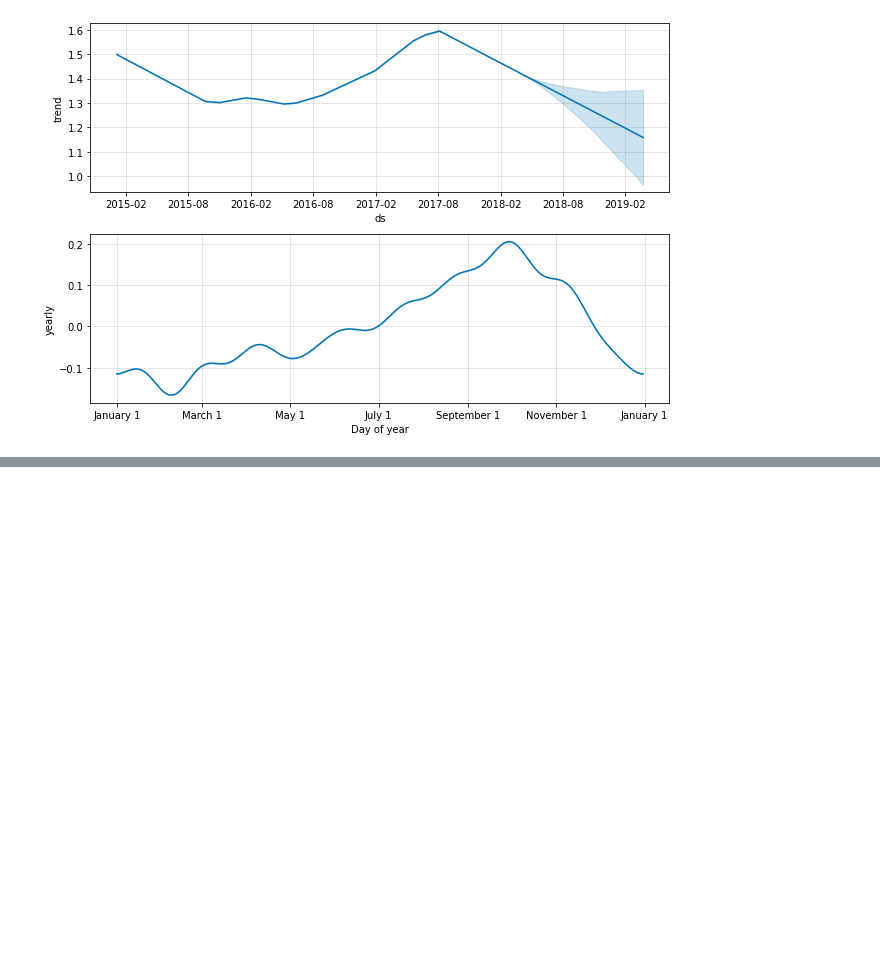
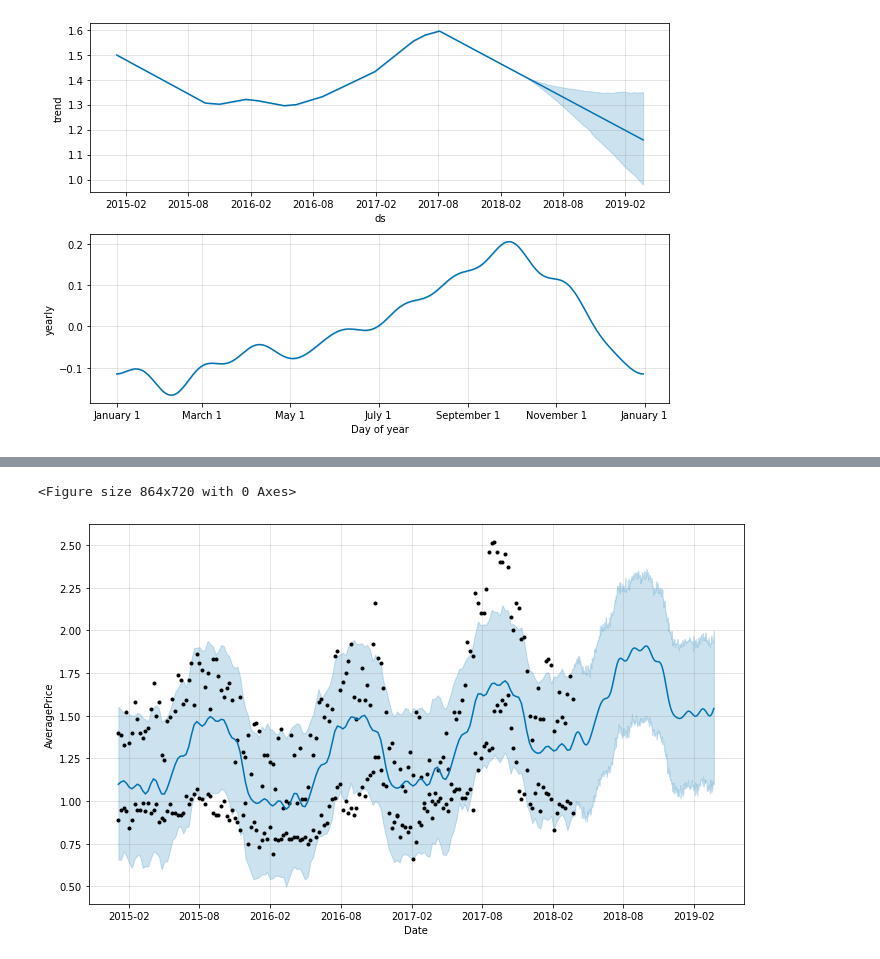
Before and after one commit to prahladpunia/AI, a Jupyter notebook: UDEMY_AVCADO_FBPROPHET_PROJECT4.ipynb, the cells around one changed output, grey strips where cells are left out. Cells and saved outputs as stored; diff of their text form; code cells hidden in the pictures; blank space fills up the shorter version.

```diff
--- a/UDEMY_AVCADO_FBPROPHET_PROJECT4.ipynb
+++ b/UDEMY_AVCADO_FBPROPHET_PROJECT4.ipynb
@@ -122,0 +195,4 @@ figure = m.plot_components(forecast)
+# %%
+m=Prophet()
+# %%
+m.fit(avocado_df_sample_prophet)
@@ -122,0 +203,4 @@ figure = m.plot_components(forecast)
+# %%
+future = m.make_future_dataframe(periods=365)
+# %%
+forecast=m.predict(future)
@@ -122,0 +223,6 @@ figure = m.plot_components(forecast)
+# %%
+plt.figure(figsize=[12,10])
+figure = m.plot(forecast, xlabel='Date', ylabel='AveragePrice')
+# %% [output]
+<Figure size 864x720 with 0 Axes>
+[figure, added]
```
Also changed, not shown: parts of 17 cells of this notebook.
